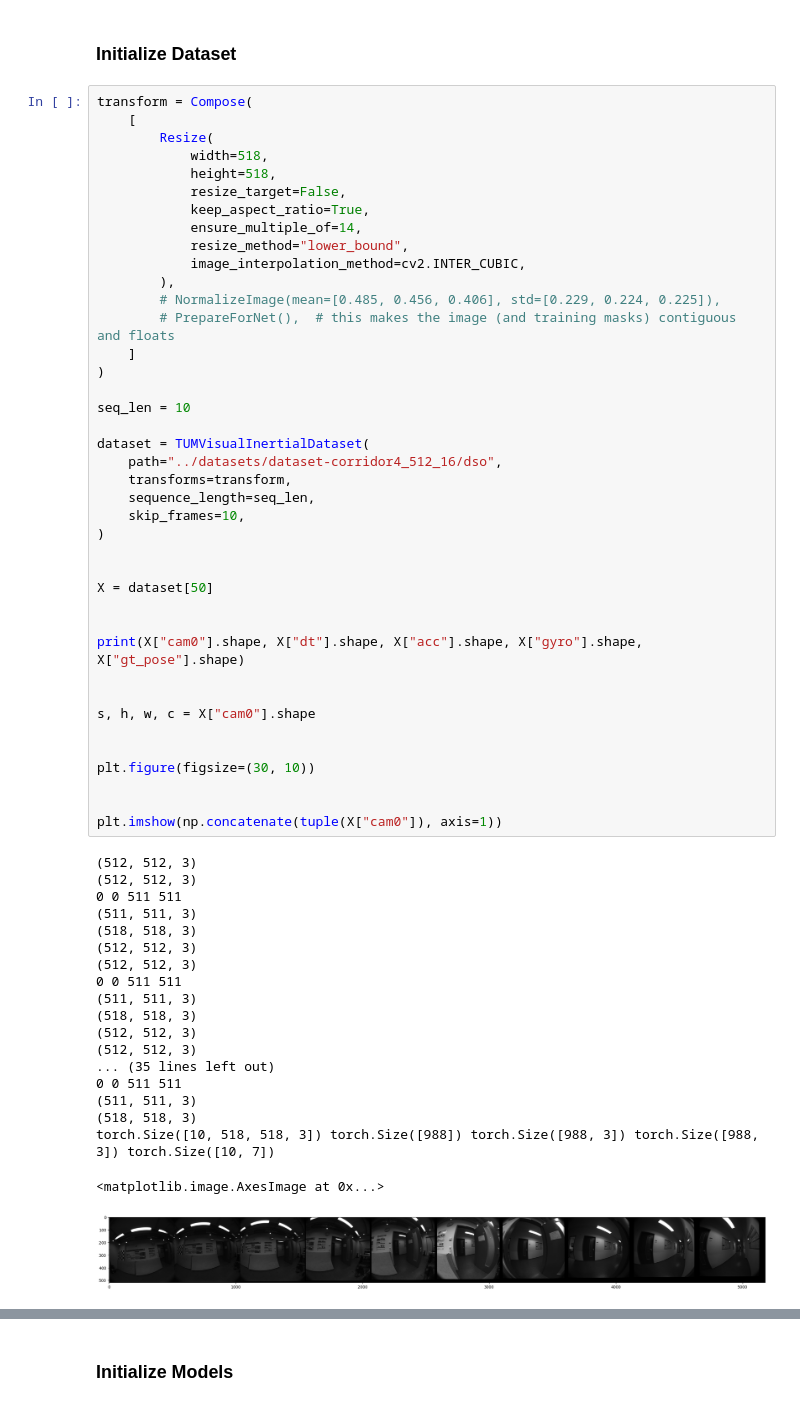
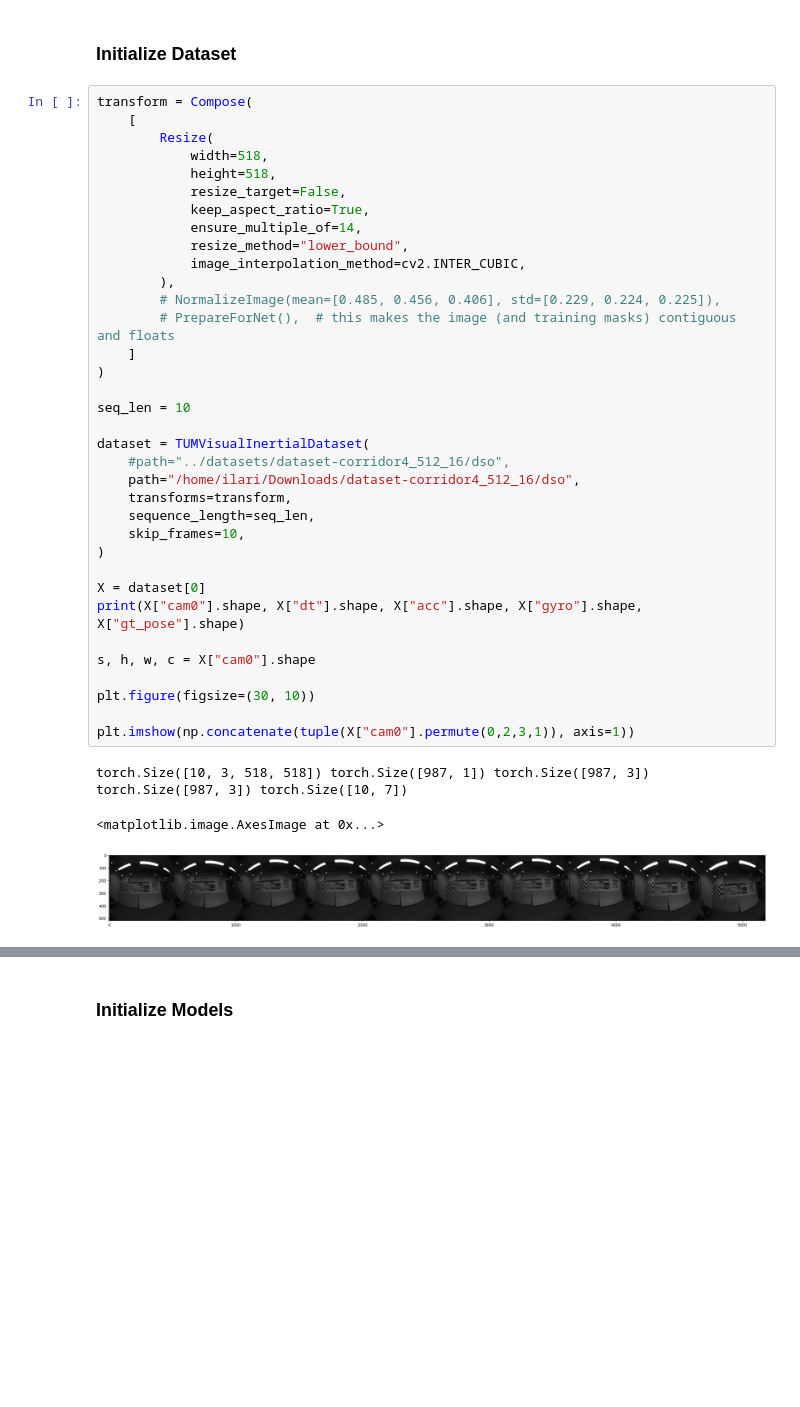
Before and after one commit to helsinki-sda-group/MATINEDepthSemanticSLAM, a Jupyter notebook: SLAM_demo.ipynb, the cells around one changed output, grey strips where cells are left out. Cells and saved outputs as stored; diff of their text form; blank space fills up the shorter version.

```diff
--- a/SLAM_demo.ipynb
+++ b/SLAM_demo.ipynb
@@ -99,57 +104,36 @@ transform = Compose(
         Resize(
             width=518,
             height=518,
             resize_target=False,
             keep_aspect_ratio=True,
             ensure_multiple_of=14,
             resize_method="lower_bound",
             image_interpolation_method=cv2.INTER_CUBIC,
         ),
         # NormalizeImage(mean=[0.485, 0.456, 0.406], std=[0.229, 0.224, 0.225]),
         # PrepareForNet(),  # this makes the image (and training masks) contiguous and floats
     ]
 )
 
 seq_len = 10
 
 dataset = TUMVisualInertialDataset(
-    path="../datasets/dataset-corridor4_512_16/dso",
+    #path="../datasets/dataset-corridor4_512_16/dso",
+    path="/home/ilari/Downloads/dataset-corridor4_512_16/dso",
     transforms=transform,
     sequence_length=seq_len,
     skip_frames=10,
 )
 
-
-X = dataset[50]
-
-
+X = dataset[0]
 print(X["cam0"].shape, X["dt"].shape, X["acc"].shape, X["gyro"].shape, X["gt_pose"].shape)
-
 
 s, h, w, c = X["cam0"].shape
 
-
 plt.figure(figsize=(30, 10))
 
-
-plt.imshow(np.concatenate(tuple(X["cam0"]), axis=1))
+plt.imshow(np.concatenate(tuple(X["cam0"].permute(0,2,3,1)), axis=1))
 # %% [output]
-(512, 512, 3)
-(512, 512, 3)
-0 0 511 511
-(511, 511, 3)
-(518, 518, 3)
-(512, 512, 3)
-(512, 512, 3)
-0 0 511 511
-(511, 511, 3)
-(518, 518, 3)
-(512, 512, 3)
-(512, 512, 3)
-... (35 lines left out)
-0 0 511 511
-(511, 511, 3)
-(518, 518, 3)
-torch.Size([10, 518, 518, 3]) torch.Size([988]) torch.Size([988, 3]) torch.Size([988, 3]) torch.Size([10, 7])
+torch.Size([10, 3, 518, 518]) torch.Size([987, 1]) torch.Size([987, 3]) torch.Size([987, 3]) torch.Size([10, 7])
 <matplotlib.image.AxesImage at 0x...>
-[figure, old version]
+[figure, new version]
```
Also changed, not shown: parts of 12 cells of this notebook, 2 other files.
